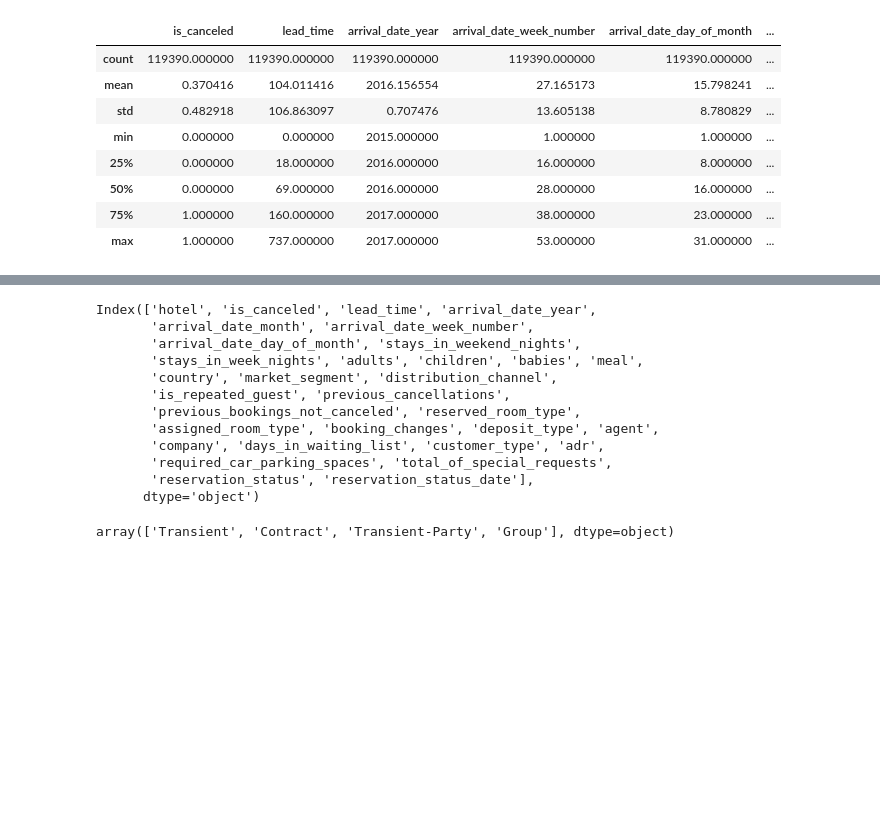
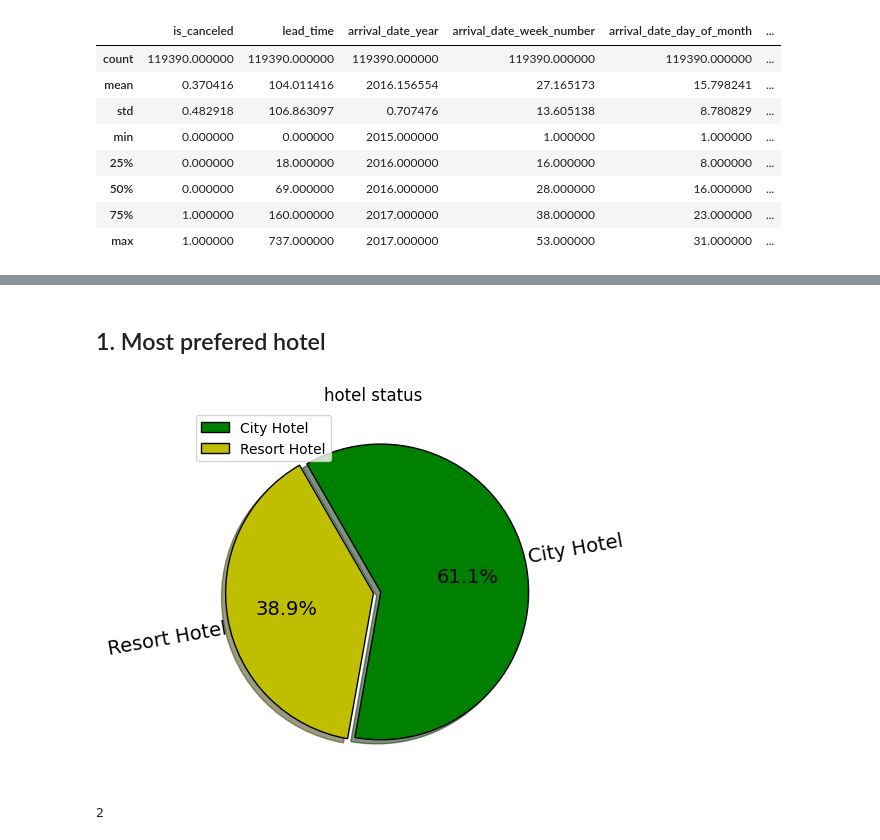
Before and after one commit to dil150898/Airbnb-EDA, a Jupyter notebook: Hotel_Booking_Analysis_Capstone_Project.ipynb, the cells around one changed output, grey strips where cells are left out. Saved outputs shown, nothing was run; the diff lists cells and outputs as text; code cells hidden in the pictures; blank space fills up the shorter version.

Commit message:
complete practice of pie plot

```diff
--- a/Hotel_Booking_Analysis_Capstone_Project.ipynb
+++ b/Hotel_Booking_Analysis_Capstone_Project.ipynb
@@ -115,0 +141,5 @@ df.loc[[1,2,3,4,5,6,7,8,9],['agent','customer_type','lead_time']]
+# %%
+df['country'].fillna('others' , inplace = True)
+df['children'].fillna(0 , inplace = True)
+df['agent'].fillna(0 , inplace = True)
+df['company'].fillna(0 , inplace = True)
@@ -116 +211,3 @@ df.loc[[1,2,3,4,5,6,7,8,9],['agent','customer_type','lead_time']]
+# %%
+df.drop_duplicates(inplace = True)
 # %%
@@ -131,19 +217,23 @@ Name: arrival_date_year, Length: 119390, dtype: int64
-# %%
-df.columns
-# %% [output]
-Index(['hotel', 'is_canceled', 'lead_time', 'arrival_date_year',
-       'arrival_date_month', 'arrival_date_week_number',
-       'arrival_date_day_of_month', 'stays_in_weekend_nights',
-       'stays_in_week_nights', 'adults', 'children', 'babies', 'meal',
-       'country', 'market_segment', 'distribution_channel',
-       'is_repeated_guest', 'previous_cancellations',
-       'previous_bookings_not_canceled', 'reserved_room_type',
-       'assigned_room_type', 'booking_changes', 'deposit_type', 'agent',
-       'company', 'days_in_waiting_list', 'customer_type', 'adr',
-       'required_car_parking_spaces', 'total_of_special_requests',
-       'reservation_status', 'reservation_status_date'],
-      dtype='object')
-# %%
-df['customer_type'].unique()
-# %% [output]
-array(['Transient', 'Contract', 'Transient-Party', 'Group'], dtype=object)
+# %%
+df['total_people'] = df['adults'] + df['children'] + df['babies']
+# %%
+df['total_stays'] = df['stays_in_week_nights'] + df['stays_in_weekend_nights']
+# %% [markdown]
+## 1. Most prefered hotel
+# %%
+hotel_count = df.hotel.value_counts().sort_values(ascending=False).reset_index()
+hotel_count.rename(columns = {'index' : 'Hotel_type' , 'hotel' : 'Hotel_counts'} , inplace = True)
+explode = (0.05,0.0)
+plt.pie(hotel_count["Hotel_counts"] , labels = hotel_count['Hotel_type'] , explode = explode , colors = ['g' , 'y'] ,
+        autopct = '%0.1f%%' , radius = 1 , labeldistance = 1 , startangle = 120 ,
+        textprops = {'fontsize' : 14} , counterclock = False , wedgeprops = {'linewidth' : 1 , 'edgecolor' : 'k'} , center = (0,0) ,
+        rotatelabels = True , shadow = True)
+plt.title ("hotel status")
+plt.legend(loc = 2)
+plt.show()
+# %% [output]
+[figure, added]
+# %%
+df['is_canceled'].nunique()
+# %% [output]
+2
```
Also changed, not shown: parts of 23 cells of this notebook.
